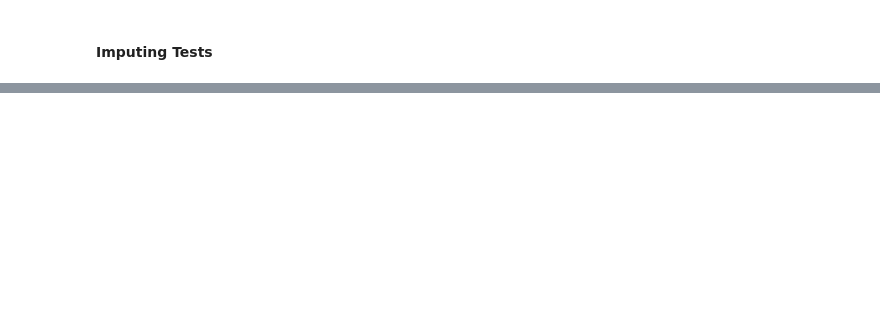
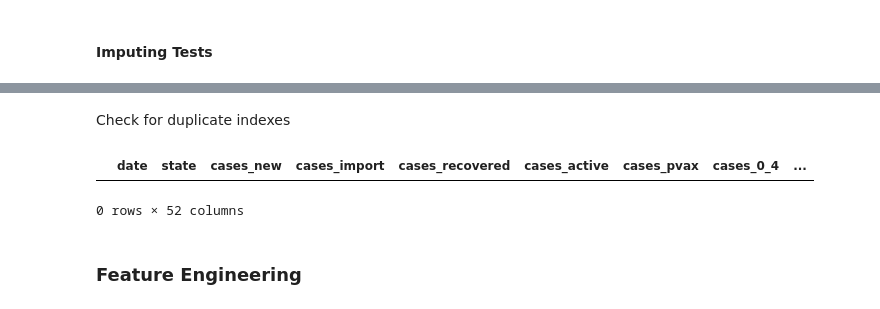
Before and after one commit to MarcusO17/5011-cem-ml, a Jupyter notebook: notebooks/states_EDA.ipynb, the cells around one changed output, grey strips where cells are left out. Drawn from its saved outputs; the diff is of its cells as text; code cells hidden in the pictures; blank space fills up the shorter version.

```diff
--- a/notebooks/states_EDA.ipynb
+++ b/notebooks/states_EDA.ipynb
@@ -265,0 +318,16 @@ for i in df[df['beds_hospital'].isnull()].index.tolist():
+# %%
+df.drop(columns=['beds_pkrc',
+       'admitted_pui_pkrc', 'admitted_covid_pkrc', 'admitted_total_pkrc',
+       'discharged_pui_pkrc', 'discharged_covid_pkrc', 'discharged_total_pkrc',
+       'pkrc_covid_pkrc', 'pkrc_pui_pkrc', 'pkrc_noncovid_pkrc'],inplace=True)
+# %%
+mean_columns  = []
+median_columns = []
+for column in df.columns[df.isna().any()]:
+    skew = df[column].skew()
+    if skew <= 2 and skew >= -2 :
+        print(f'{column} skewness : {df[column].skew():.2f} : Mean')
+        mean_columns.append(column)
+    else:
+        print(f'{column} skewness : {df[column].skew():.2f} : Median')
+        median_columns.append(column)
@@ -265,0 +382,3 @@ for i in df[df['beds_hospital'].isnull()].index.tolist():
+# %%
+for column in mean_columns:
+    df.fillna({column: df[column].mean()}, inplace=True)
@@ -265,0 +387,3 @@ for i in df[df['beds_hospital'].isnull()].index.tolist():
+# %%
+for column in median_columns:
+    df.fillna({column: df[column].median()}, inplace=True)
@@ -265,0 +410,9 @@ for i in df[df['beds_hospital'].isnull()].index.tolist():
+# %% [markdown]
+Check for duplicate indexes
+# %%
+df[df.duplicated(['date','state'])]
+# %% [output]
+|  | date | state | cases_new | cases_import | cases_recovered | cases_active | cases_pvax | cases_0_4 | ... |
+0 rows × 52 columns
+# %% [markdown]
+### Feature Engineering
```
Also changed, not shown: parts of 32 cells of this notebook, 1 other file.
